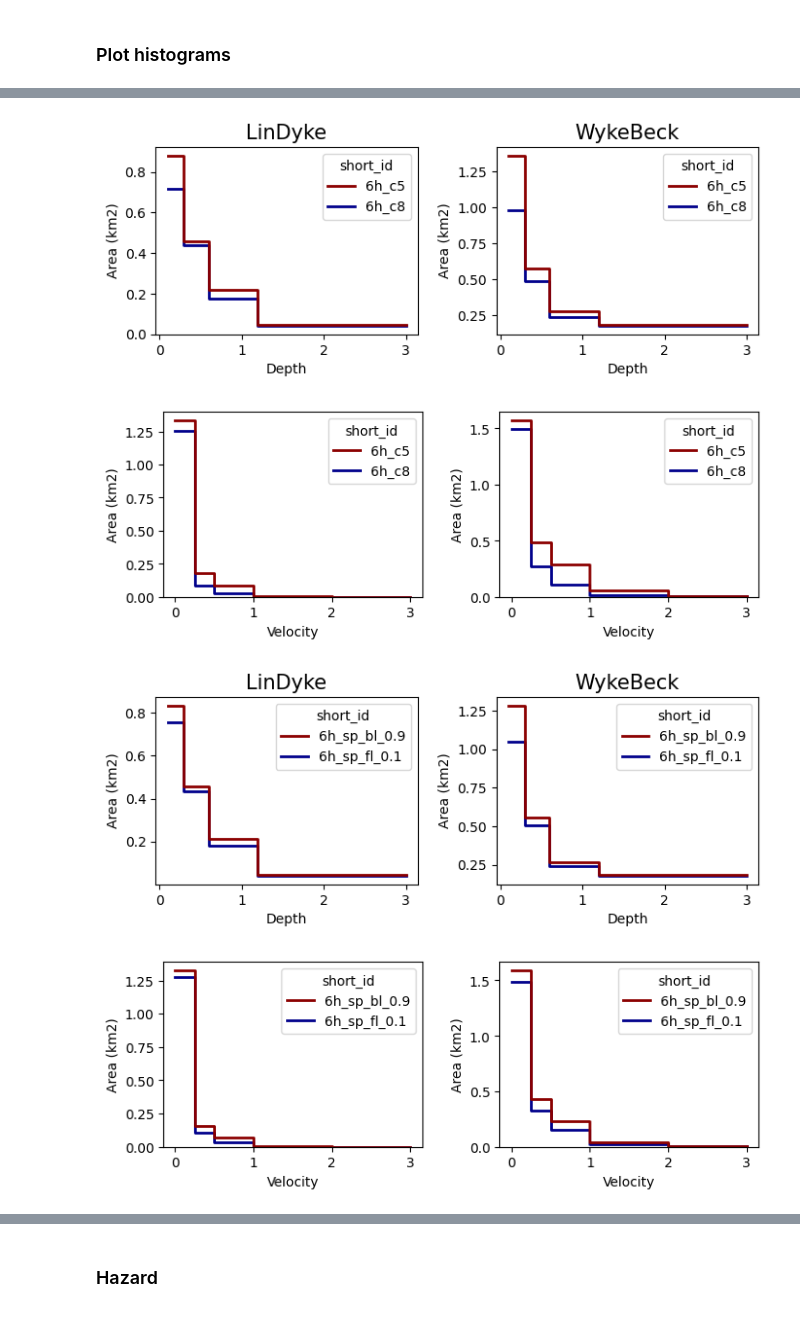
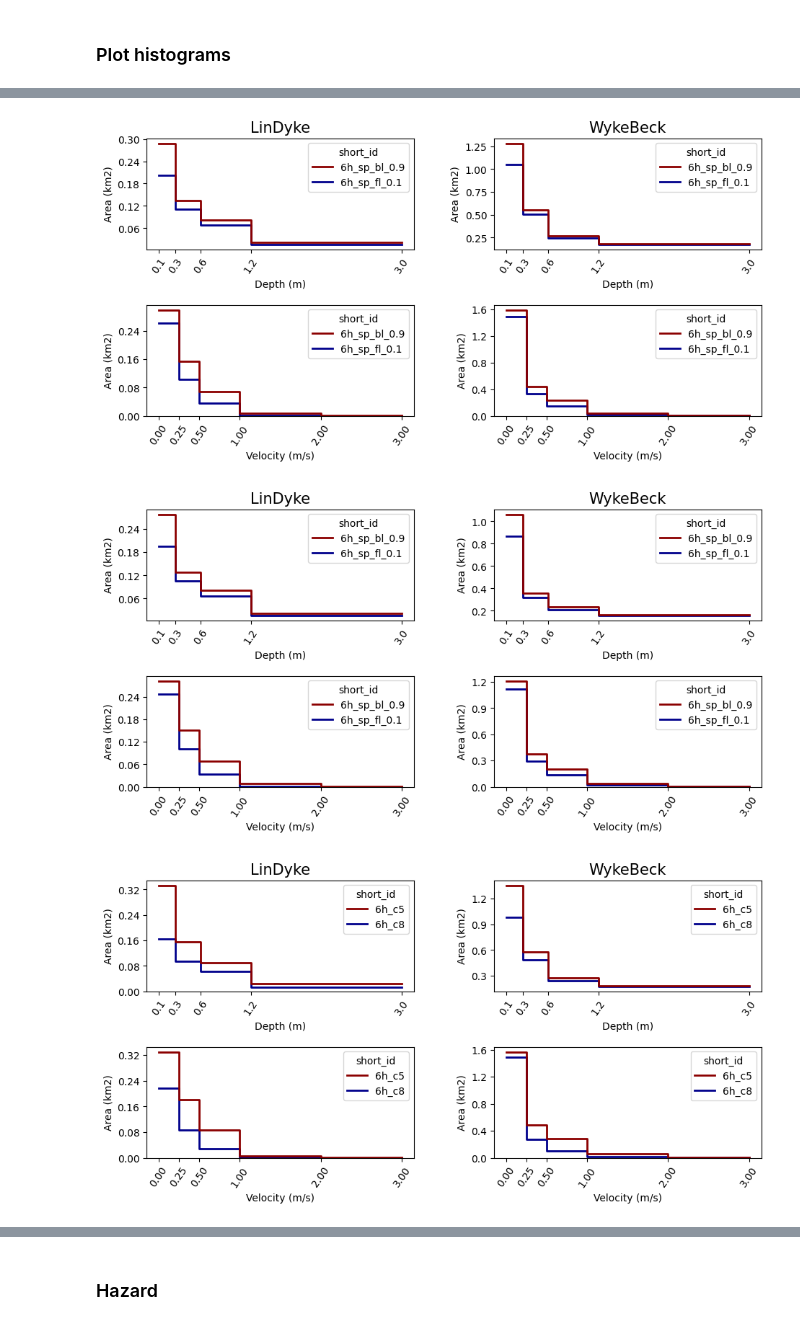
Before and after one commit to masher92/UKCP18, a Jupyter notebook: CatchmentAnalysis/PlotsForPaper/PlotsForPaper.ipynb, the cells around one changed output, grey strips where cells are left out. Drawn from its saved outputs; the diff is of its cells as text; code cells hidden in the pictures.

```diff
--- a/CatchmentAnalysis/PlotsForPaper/PlotsForPaper.ipynb
+++ b/CatchmentAnalysis/PlotsForPaper/PlotsForPaper.ipynb
@@ -188,9 +241,11 @@ individual_cell_values_op_wb= pd.read_csv("../ProcessModelResults/Outputs/Data/O
 individual_cell_values_sps_ld= pd.read_csv("../ProcessModelResults/Outputs/Data/SinglePeak_ScaledProfiles/LinDyke/individual_cell_values.csv")
 individual_cell_values_sps_wb= pd.read_csv("../ProcessModelResults/Outputs/Data/SinglePeak_ScaledProfiles/WykeBeck/individual_cell_values.csv")
 # %%
-individual_cell_values_ip = [individual_cell_values_ip_ld,individual_cell_values_ip_wb]
-individual_cell_values_op = [individual_cell_values_op_ld,individual_cell_values_op_wb]
-individual_cell_values_sps = [individual_cell_values_sps_ld,individual_cell_values_sps_wb]
+# individual_cell_values_ip = [individual_cell_values_ip_ld,individual_cell_values_ip_wb]
+# individual_cell_values_op = [individual_cell_values_op_ld,individual_cell_values_op_wb]
+# individual_cell_values_sps = [individual_cell_values_sps_ld,individual_cell_values_sps_wb]
 
 individual_cell_values_ip_dict = {'LinDyke': individual_cell_values_ip_ld,
                              'WykeBeck': individual_cell_values_ip_wb}
+individual_cell_values_op_dict = {'LinDyke': individual_cell_values_op_ld,
+                             'WykeBeck': individual_cell_values_op_wb}
@@ -199,4 +251,0 @@ individual_cell_values_ip_dict = {'LinDyke': individual_cell_values_ip_ld,
-# %%
-fig, axs = plt.subplots(1, 2,figsize=(8,4), sharey=True)
-boxplot(fig, individual_cell_values_ip, "6h_sp_fl_0.1", "6h_sp_bl_0.9",  'Depth', axs[0], 'Idealised Profiles', False)
-boxplot(fig, individual_cell_values_op, "6h_c8", "6h_c5", 'Depth', axs[1], 'Observed Profiles', False)
@@ -213,3 +253,0 @@ boxplot(fig, individual_cell_values_op, "6h_c8", "6h_c5", 'Depth', axs[1], 'Obse
-# %%
-fig, axs = plt.subplots(ncols= 2, nrows=2, sharey=False,figsize = (8,2.5), gridspec_kw={'hspace':1, 'wspace': 0.3})
-axs.flatten()[1]
@@ -404,10 +359,15 @@ df_observed = plot_histogram_weighted(individual_cell_values_ip_dict, 'Observed'
+# %%
+df_idealised = plot_histogram_weighted(individual_cell_values_ip_dict, 'Idealised','IP','6h_sp_fl_0.1', '6h_sp_bl_0.9',
+                                       filter_out_water = False, title= True)
+# %% [output]
+[figure, added]
+# %%
+df_idealised_nowater = plot_histogram_weighted(individual_cell_values_ip_dict, 'Idealised','IP','6h_sp_fl_0.1', '6h_sp_bl_0.9',
+                                       filter_out_water = True,title= True)
+# %% [output]
+[figure, added]
 # %%
-df_depth_observed = plot_histogram_weighted( individual_cell_values_op, 'Depth','Observed','OP','6h_c8', '6h_c5' , title= True)
-df_velocity_observed = plot_histogram_weighted(individual_cell_values_op, 'Velocity','Observed','OP','6h_c8', '6h_c5' , title= False)
-df_depth_idealised = plot_histogram_weighted(individual_cell_values_ip,  'Depth','Idealised', 'IP', '6h_sp_fl_0.1', '6h_sp_bl_0.9' , title= True)
-df_velocity_idealised = plot_histogram_weighted(individual_cell_values_ip,  'Velocity','Idealised', 'IP', '6h_sp_fl_0.1', '6h_sp_bl_0.9' , title= False)
+df_observed = plot_histogram_weighted(individual_cell_values_op_dict,'Observed','OP','6h_c8', '6h_c5' ,
+                                      filter_out_water = False,  title= True)
 # %% [output]
-[figure, old version]
+[figure, new version]
-[figure, removed]
-[figure, removed]
-[figure, removed]
```
Also changed, not shown: parts of 28 cells of this notebook, 12 other files.
